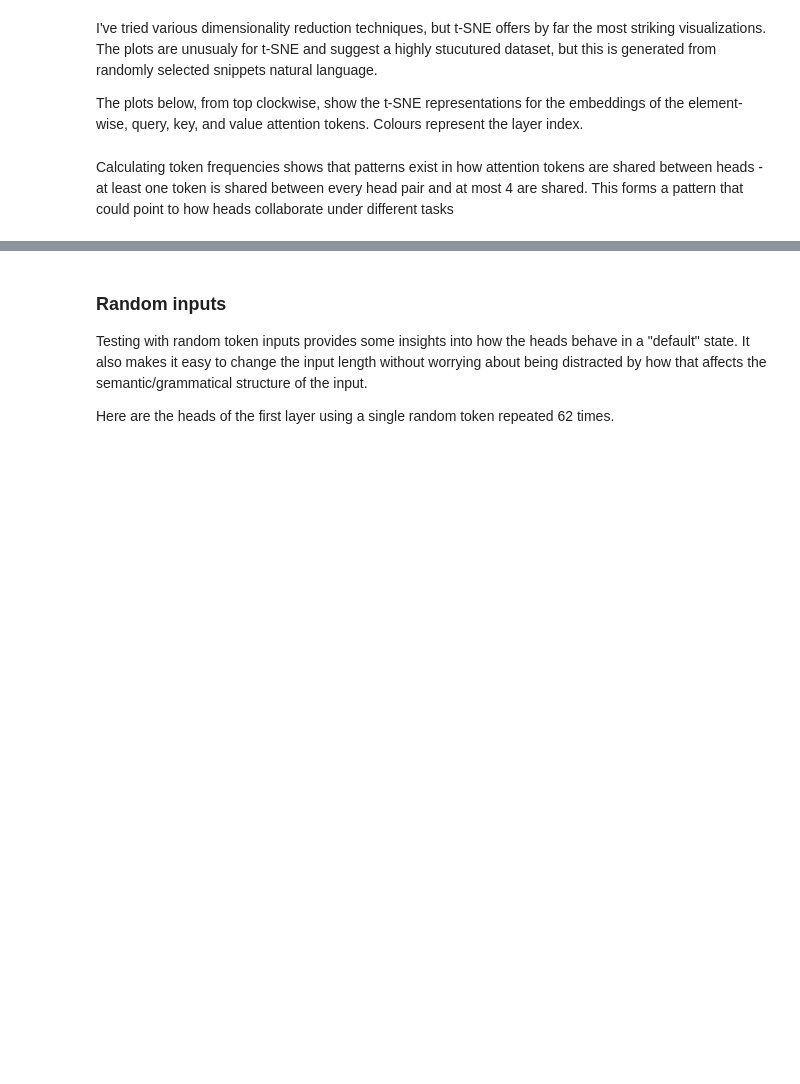
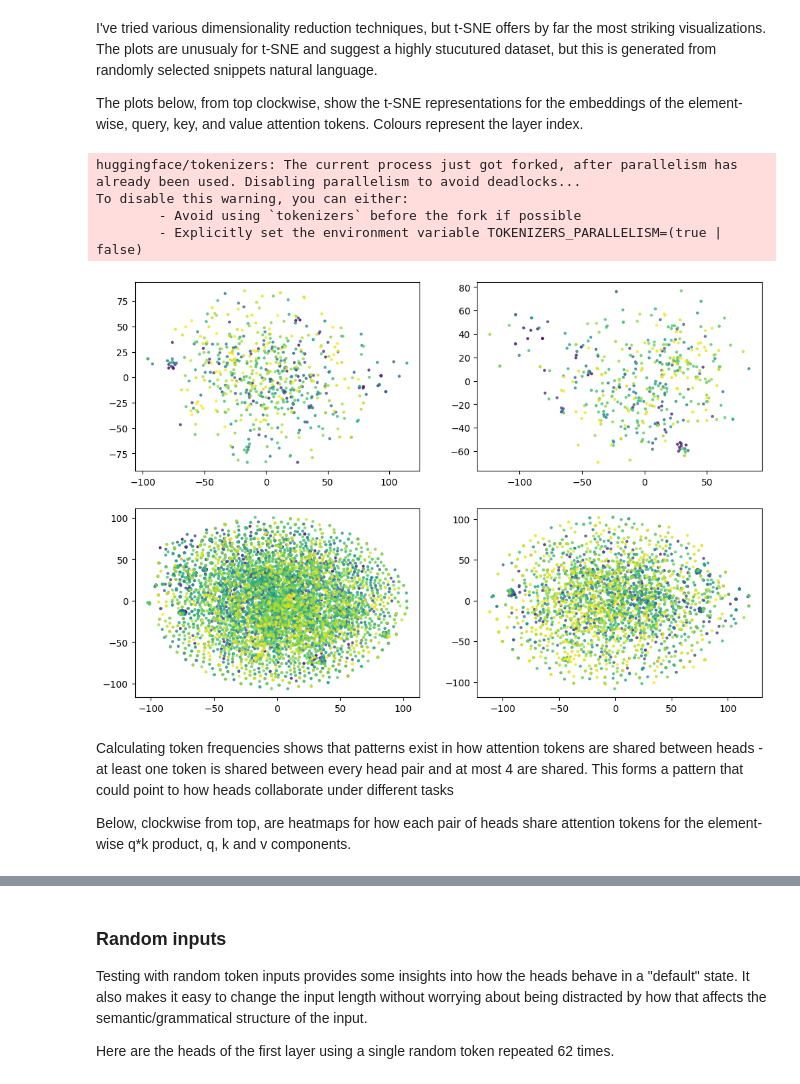
Before and after one commit to layterz/experiments, a Jupyter notebook: notebooks/attention-tokens.ipynb, the cells around one changed output, grey strips where cells are left out. Saved outputs shown, nothing was run; the diff lists cells and outputs as text; code cells hidden in the pictures; blank space fills up the shorter version.

```diff
--- a/notebooks/attention-tokens.ipynb
+++ b/notebooks/attention-tokens.ipynb
@@ -166,9 +144,17 @@ I've tried various dimensionality reduction techniques, but t-SNE offers by far
 The plots below, from top clockwise, show the t-SNE representations for the embeddings of the element-wise, query, key, and value attention tokens. Colours represent the layer index.
 # %%
 fig, axs = plt.subplots(2, 2, figsize=(12, 8))
-plot_token_embeddings(model, token_counts[token_counts['hp'] != 0], 'TSNE', ax=axs[0][0])
+plot_token_embeddings(model, token_counts[token_counts['dp'] != 0], 'TSNE', ax=axs[0][0])
 plot_token_embeddings(model, token_counts[token_counts['q'] != 0], 'TSNE', ax=axs[0][1])
 plot_token_embeddings(model, token_counts[token_counts['k'] != 0], 'TSNE', ax=axs[1][0])
 plot_token_embeddings(model, token_counts[token_counts['v'] != 0], 'TSNE', ax=axs[1][1])
+# %% [output]
+huggingface/tokenizers: The current process just got forked, after parallelism has already been used. Disabling parallelism to avoid deadlocks...
+To disable this warning, you can either:
+        - Avoid using `tokenizers` before the fork if possible
+        - Explicitly set the environment variable TOKENIZERS_PARALLELISM=(true | false)
+[figure, added]
 # %% [markdown]
 Calculating token frequencies shows that patterns exist in how attention tokens are shared between heads - at least one token is shared between every head pair and at most 4 are shared. This forms a pattern that could point to how heads collaborate under different tasks
+
+Below, clockwise from top, are heatmaps for how each pair of heads share attention tokens for the element-wise q*k product, q, k and v components.
```
Also changed, not shown: parts of 32 cells of this notebook, 2 other files.
